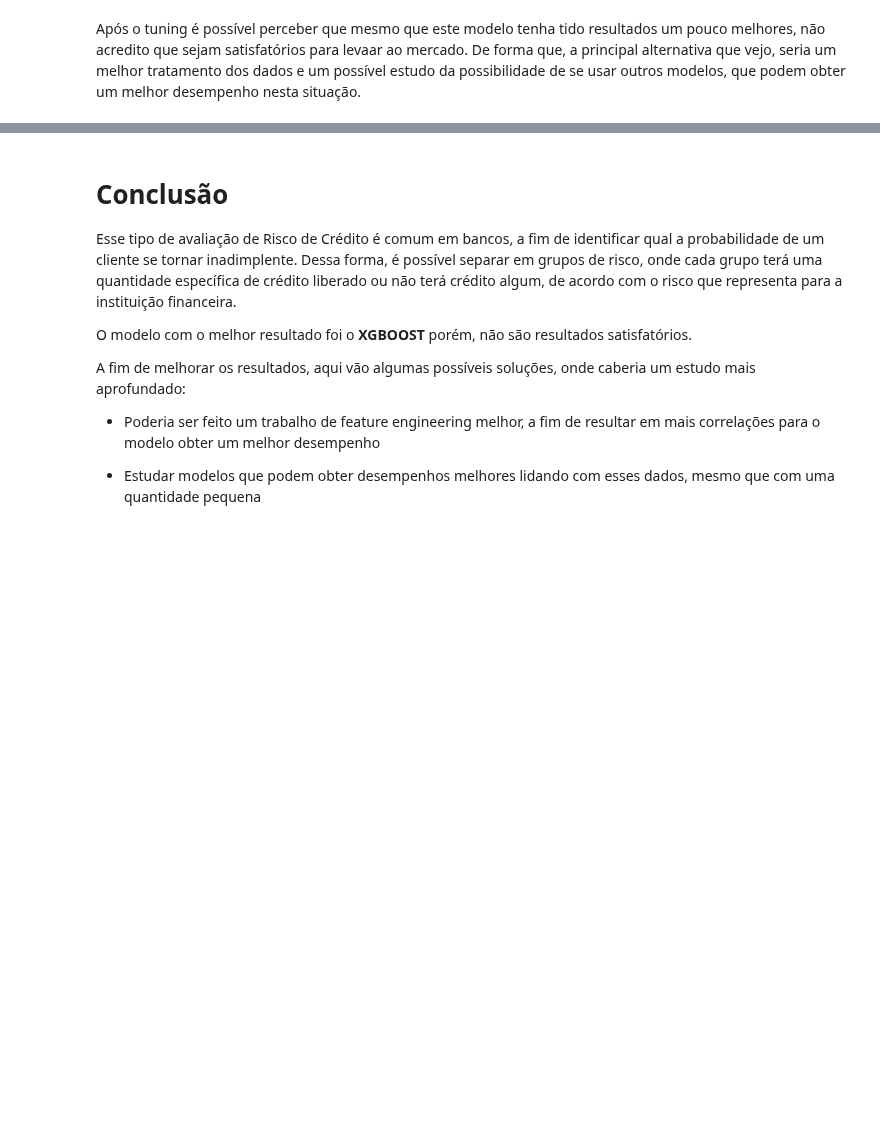
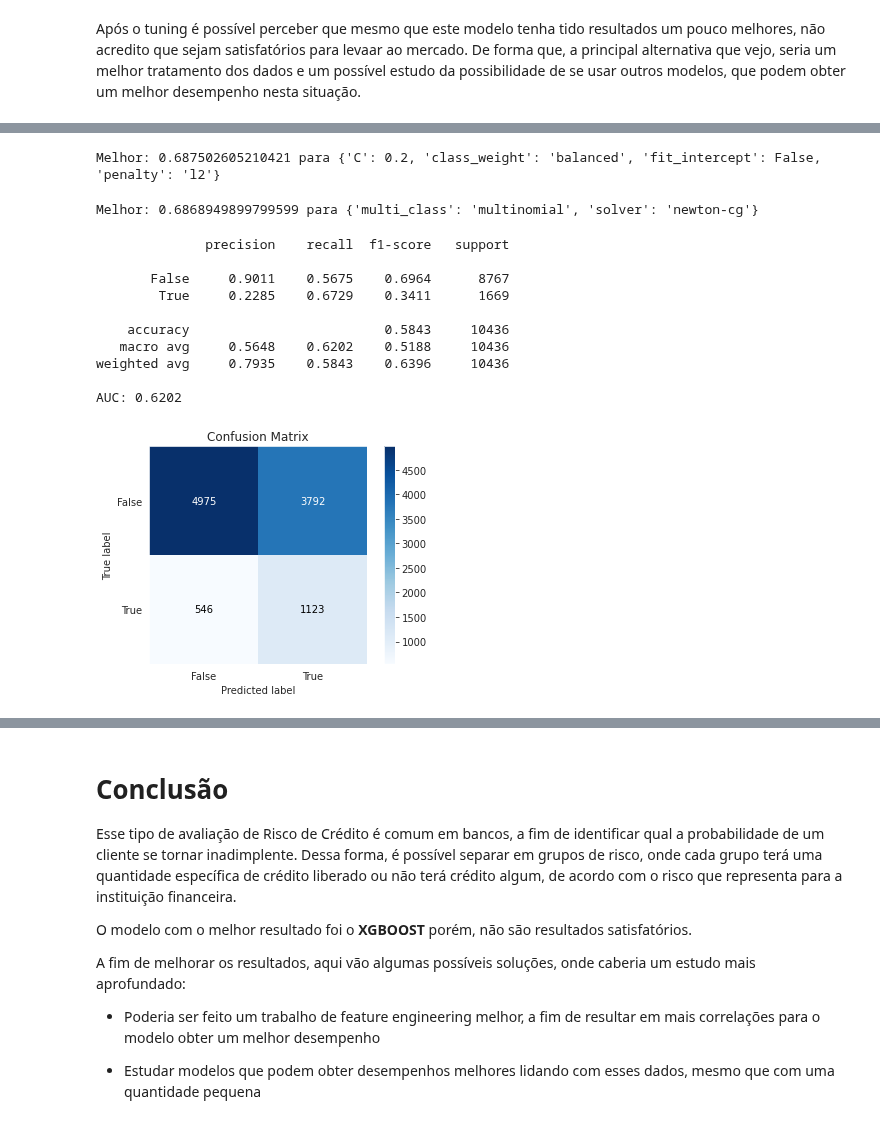
Before and after one commit to JoaoGustavo29/Portfolio_DataScience, a Jupyter notebook: Avaliação_de_Risco_de_Crédito.ipynb, the cells around one changed output, grey strips where cells are left out. Cells and saved outputs as stored; diff of their text form; code cells hidden in the pictures; blank space fills up the shorter version.

```diff
--- a/Avaliação_de_Risco_de_Crédito.ipynb
+++ b/Avaliação_de_Risco_de_Crédito.ipynb
@@ -544,0 +623,63 @@ AUC: 0.5389
+# %%
+log_reg_scaled = LogisticRegression()
+
+param_grid = {
+    'penalty':['l1', 'l2', 'none', 'elasticnet'],
+    'C':[0.2, 0.4, 0.6, 1.0, 1.5],
+    'fit_intercept':[True, False],
+    'class_weight':['balanced', None],
+}
+
+# Identificar melhores parâmetros
+kfold = StratifiedKFold(n_splits=10, shuffle=True)
+grid_search = GridSearchCV(log_reg_scaled, param_grid, scoring='recall', n_jobs=-1, cv=kfold)
+grid_result = grid_search.fit(X_rus_scaled, y_train_rus_scaled)
+
+# Ver resultados
+print(f'Melhor: {grid_result.best_score_} para {grid_result.best_params_}')
+# %% [output]
+Melhor: 0.687502605210421 para {'C': 0.2, 'class_weight': 'balanced', 'fit_intercept': False, 'penalty': 'l2'}
+# %%
+log_reg_scaled = LogisticRegression(penalty='l2', C=0.2, fit_intercept=False, class_weight='balanced')
+
+param_grid = {
+    'solver':['newton-cg', 'lbfgs', 'liblinear', 'sag', 'saga'],
+    'multi_class':['auto', 'ovr', 'multinomial'],
+
+}
+
+# Identificar melhores parâmetros
+kfold = StratifiedKFold(n_splits=10, shuffle=True)
+grid_search = GridSearchCV(log_reg_scaled, param_grid, scoring='recall', n_jobs=-1, cv=kfold)
+grid_result = grid_search.fit(X_rus_scaled, y_train_rus_scaled)
+
+# Ver resultados
+print(f'Melhor: {grid_result.best_score_} para {grid_result.best_params_}')
+# %% [output]
+Melhor: 0.6868949899799599 para {'multi_class': 'multinomial', 'solver': 'newton-cg'}
+# %%
+log_reg_scaled = LogisticRegression(penalty='l2', C=0.2, fit_intercept=False, class_weight='balanced', multi_class='multinomial', solver='newton-cg')
+
+# Treino do Modelo
+
+log_reg_scaled.fit(X_rus_scaled, y_train_rus_scaled)
+
+y_pred_log_reg = log_reg_scaled.predict(X_test_scaled)
+
+skplt.metrics.plot_confusion_matrix(y_test, y_pred_log_reg)
+
+print(classification_report(y_test, y_pred_log_reg, digits=4))
+
+print('AUC: {:.4f}'.format(roc_auc_score(y_test, y_pred_log_reg)))
+# %% [output]
+              precision    recall  f1-score   support
+
+       False     0.9011    0.5675    0.6964      8767
+        True     0.2285    0.6729    0.3411      1669
+
+    accuracy                         0.5843     10436
+   macro avg     0.5648    0.6202    0.5188     10436
+weighted avg     0.7935    0.5843    0.6396     10436
+
+AUC: 0.6202
+[figure, added]
```
Also changed, not shown: parts of 15 cells of this notebook.
